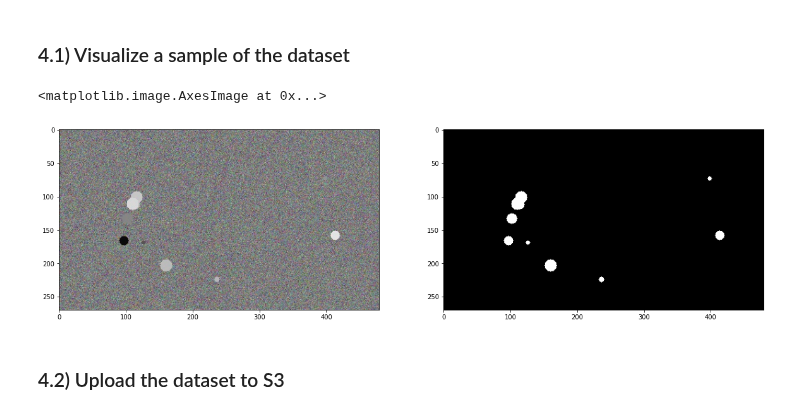
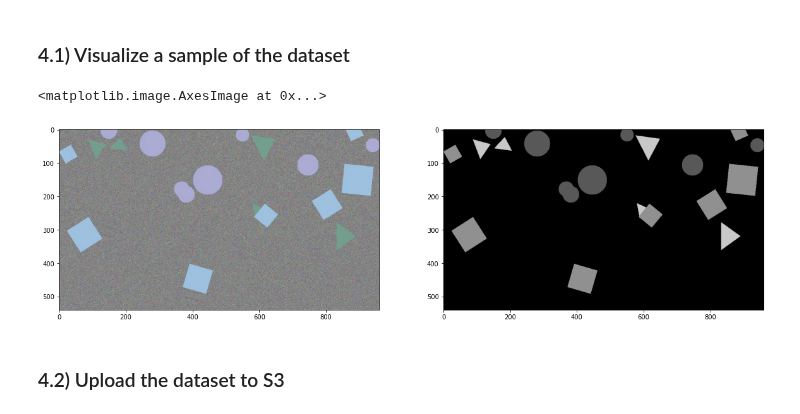
Before and after one commit to samir-souza/laboratory, a Jupyter notebook: 14_SageMakerMisc/01_UNetPytorch/UNetPyTorchSageMaker.ipynb, the cells around one changed output. Saved outputs shown, nothing was run; the diff lists cells and outputs as text; code cells hidden in the pictures.

```diff
--- a/14_SageMakerMisc/01_UNetPytorch/UNetPyTorchSageMaker.ipynb
+++ b/14_SageMakerMisc/01_UNetPytorch/UNetPyTorchSageMaker.ipynb
@@ -91,23 +113,20 @@ for i,(image,mask) in enumerate(zip(*dataset)):
 # %% [markdown]
 ### 4.1) Visualize a sample of the dataset
-# %%
-%matplotlib inline
-import cv2
-import torch
-import numpy as np
-import torch.nn.functional as F
-import matplotlib.pyplot as plt
-
-idx = np.random.randint(0, num_samples)
-img = cv2.imread(f'data/imgs/circles_{idx:03d}.jpg')
-preds = cv2.imread(f'data/masks/circles_{idx:03d}.png') * 255
-f, axarr = plt.subplots(1,2, figsize=(20,10))
-
-axarr[0].imshow(img)
-axarr[1].imshow(preds)
-# %% [output]
-<matplotlib.image.AxesImage at 0x...>
-[figure, removed]
+# %%
+%matplotlib inline
+import matplotlib.pyplot as plt
+
+idx = np.random.randint(0, num_samples)
+img = cv2.imread(f'{data_path}/imgs/sample_{idx:04d}.jpg')
+mask = cv2.imread(f'{data_path}/masks/sample_{idx:04d}.png') * 200
+
+f, axarr = plt.subplots(1,2, figsize=(20,10))
+
+axarr[0].imshow(img)
+axarr[1].imshow(mask)
+# %% [output]
+<matplotlib.image.AxesImage at 0x...>
+[figure, added]
 # %% [markdown]
 ### 4.2) Upload the dataset to S3
 # %%
```
Also changed, not shown: parts of 6 cells of this notebook, 5 other files.
